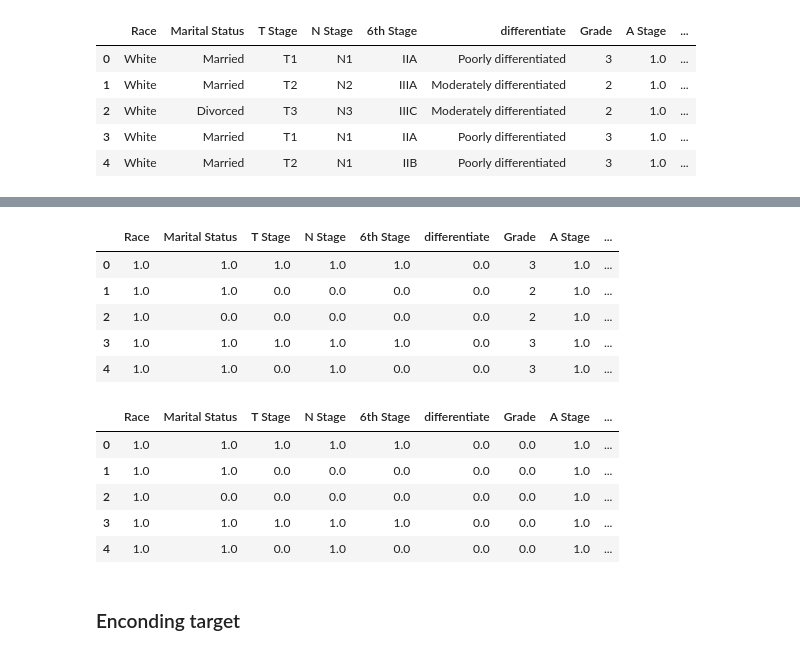
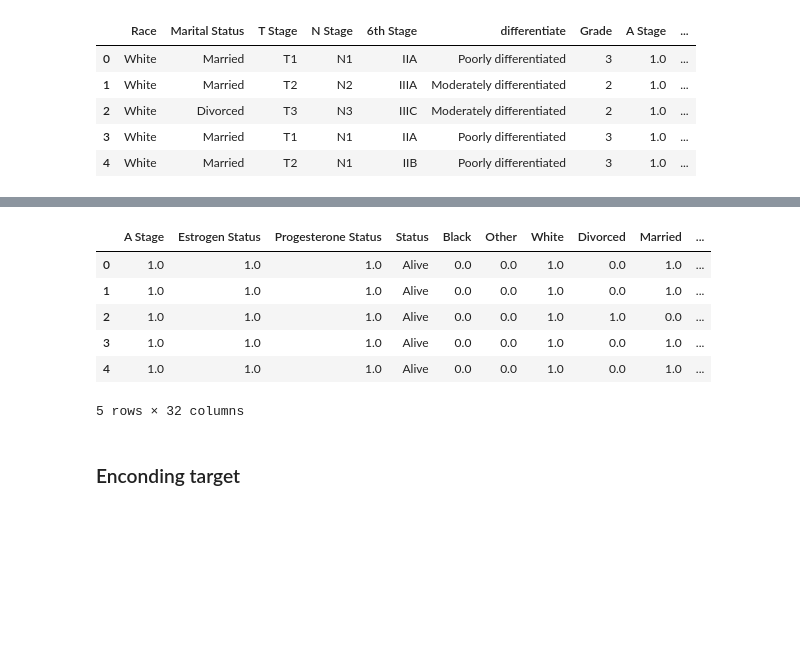
Before and after one commit to drsouzap/breast_cancer, a Jupyter notebook: notebooks/Prediction.ipynb, the cells around one changed output, grey strips where cells are left out. Drawn from its saved outputs; the diff is of its cells as text; code cells hidden in the pictures; blank space fills up the shorter version.

```diff
--- a/notebooks/Prediction.ipynb
+++ b/notebooks/Prediction.ipynb
@@ -181,8 +186,8 @@ num_scaled
 # %% [markdown]
 ### Categorical features
 # %%
-# Selecting categorical columns only
-cat_features = X.select_dtypes(include ='object')
+#Selecting categorical columns only
+cat_features = data_clean.select_dtypes(include ='object')
 cat_features
 
 # Creates a copy of original categorical features to work on
@@ -328,0 +330,10 @@ cat_scaled.head()
+# %%
+ohe.fit(cat_scaled[['N Stage']]) # Fit encoder
+
+n_stage_encoded = ohe.transform(cat_scaled[['N Stage']]) # Encode Race
+
+cat_scaled[ohe.categories_[0]] = n_stage_encoded # categories_ stores the order of encoded column names
+
+cat_scaled.drop(columns=['N Stage'], inplace = True) # Drop original column
+
+cat_scaled.head()
@@ -328,0 +348,10 @@ cat_scaled.head()
+# %%
+ohe.fit(cat_scaled[['6th Stage']]) # Fit encoder
+
+six_Stage_encoded = ohe.transform(cat_scaled[['6th Stage']]) # Encode Race
+
+cat_scaled[ohe.categories_[0]] = six_Stage_encoded # categories_ stores the order of encoded column names
+
+cat_scaled.drop(columns=['6th Stage'], inplace = True) # Drop original column
+
+cat_scaled.head()
@@ -329,8 +366,11 @@ cat_scaled.head()
 # %%
-# Enconding non-binary features: 6th Stage
-six_Stage_ohe = OneHotEncoder(sparse=False, categories=[['IIA', 'IIB', 'IIIA', 'IIIC', 'IIIB']]) # Instanciate encoder
+ohe.fit(cat_scaled[['differentiate']]) # Fit encoder
 
-cat_scaled['6th Stage'] = six_Stage_ohe.fit_transform(cat_scaled[['6th Stage']]) # Fit encoder and tranform
+differentiate_encoded = ohe.transform(cat_scaled[['differentiate']]) # Encode Race
+
+cat_scaled[ohe.categories_[0]] = differentiate_encoded # categories_ stores the order of encoded column names
+
+cat_scaled.drop(columns=['differentiate'], inplace = True) # Drop original column
 
 cat_scaled.head()
 # %% [output]
@@ -343,31 +384,20 @@ cat_scaled.head()
 # %%
-# Enconding non-binary features: differentiate
-differentiate_ohe = OneHotEncoder(sparse=False, categories=[[
-    "Undifferentiated", "Poorly differentiated", "Moderately differentiated", "Well differentiated"]]) # Instanciate encoder
+ohe.fit(cat_scaled[['Grade']]) # Fit encoder
 
-cat_scaled['differentiate'] = differentiate_ohe.fit_transform(cat_scaled[['differentiate']]) # Fit encoder and tranform
+grade_encoded = ohe.transform(cat_scaled[['Grade']]) # Encode Race
+
+cat_scaled[ohe.categories_[0]] = grade_encoded # categories_ stores the order of encoded column names
+
+cat_scaled.drop(columns=['Grade'], inplace = True) # Drop original column
 
 cat_scaled.head()
 # %% [output]
-|  | Race | Marital Status | T Stage | N Stage | 6th Stage | differentiate | Grade | A Stage | ... |
-| 0 | 1.0 | 1.0 | 1.0 | 1.0 | 1.0 | 0.0 | 3 | 1.0 | ... |
-| 1 | 1.0 | 1.0 | 0.0 | 0.0 | 0.0 | 0.0 | 2 | 1.0 | ... |
-| 2 | 1.0 | 0.0 | 0.0 | 0.0 | 0.0 | 0.0 | 2 | 1.0 | ... |
-| 3 | 1.0 | 1.0 | 1.0 | 1.0 | 1.0 | 0.0 | 3 | 1.0 | ... |
-| 4 | 1.0 | 1.0 | 0.0 | 1.0 | 0.0 | 0.0 | 3 | 1.0 | ... |
+|  | A Stage | Estrogen Status | Progesterone Status | Status | Black | Other | White | Divorced | Married | ... |
+| 0 | 1.0 | 1.0 | 1.0 | Alive | 0.0 | 0.0 | 1.0 | 0.0 | 1.0 | ... |
+| 1 | 1.0 | 1.0 | 1.0 | Alive | 0.0 | 0.0 | 1.0 | 0.0 | 1.0 | ... |
+| 2 | 1.0 | 1.0 | 1.0 | Alive | 0.0 | 0.0 | 1.0 | 1.0 | 0.0 | ... |
+| 3 | 1.0 | 1.0 | 1.0 | Alive | 0.0 | 0.0 | 1.0 | 0.0 | 1.0 | ... |
+| 4 | 1.0 | 1.0 | 1.0 | Alive | 0.0 | 0.0 | 1.0 | 0.0 | 1.0 | ... |
+5 rows × 32 columns
-# %%
-# Enconding non-binary features: Grade
-Grade_ohe = OneHotEncoder(sparse=False, categories=[["1", "2", "3", " anaplastic; Grade IV"]]) # Instanciate encoder
-
-cat_scaled['Grade'] = Grade_ohe.fit_transform(cat_scaled[['Grade']]) # Fit encoder and tranform
-
-cat_scaled.head()
-# %% [output]
-|  | Race | Marital Status | T Stage | N Stage | 6th Stage | differentiate | Grade | A Stage | ... |
-| 0 | 1.0 | 1.0 | 1.0 | 1.0 | 1.0 | 0.0 | 0.0 | 1.0 | ... |
-| 1 | 1.0 | 1.0 | 0.0 | 0.0 | 0.0 | 0.0 | 0.0 | 1.0 | ... |
-| 2 | 1.0 | 0.0 | 0.0 | 0.0 | 0.0 | 0.0 | 0.0 | 1.0 | ... |
-| 3 | 1.0 | 1.0 | 1.0 | 1.0 | 1.0 | 0.0 | 0.0 | 1.0 | ... |
-| 4 | 1.0 | 1.0 | 0.0 | 1.0 | 0.0 | 0.0 | 0.0 | 1.0 | ... |
 # %% [markdown]
 ### Enconding target
```
Also changed, not shown: parts of 49 cells of this notebook.
